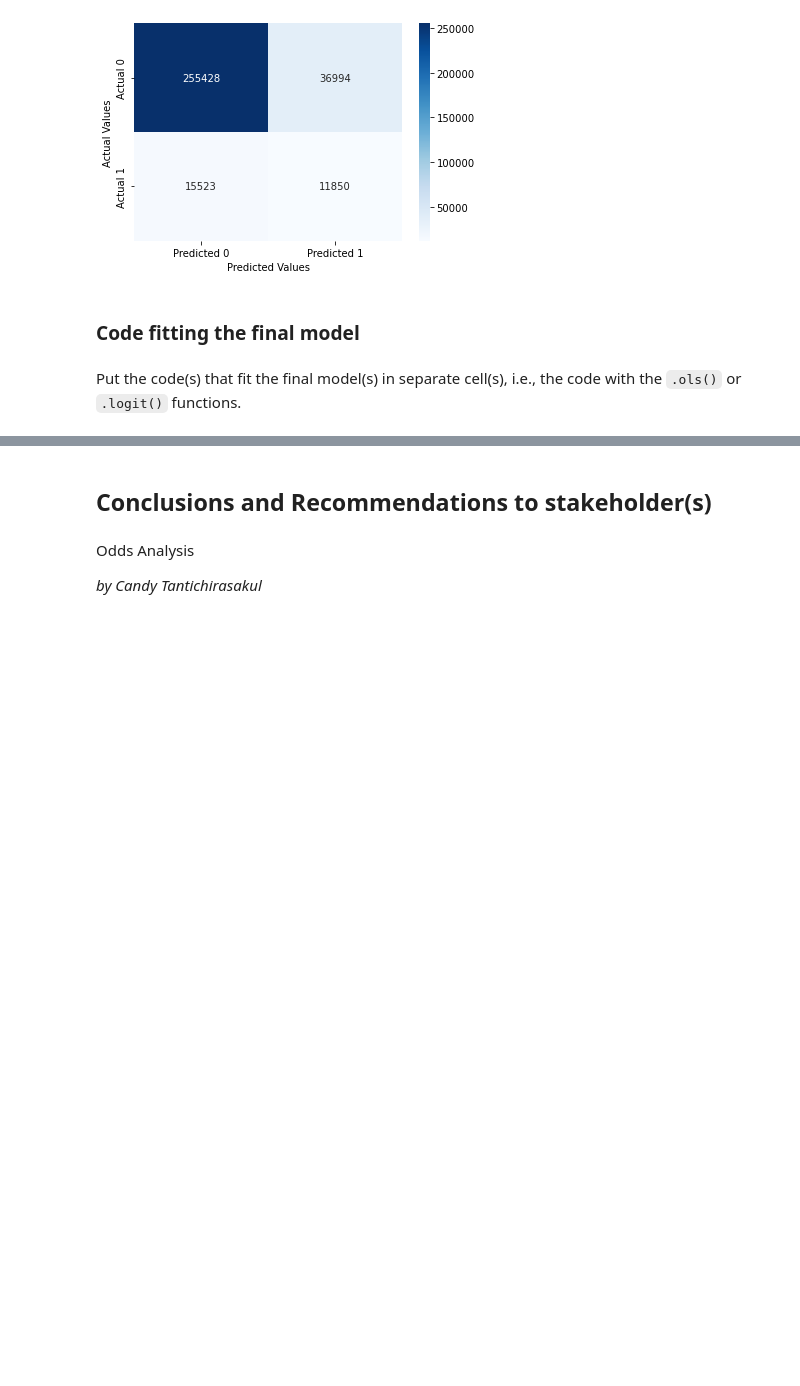
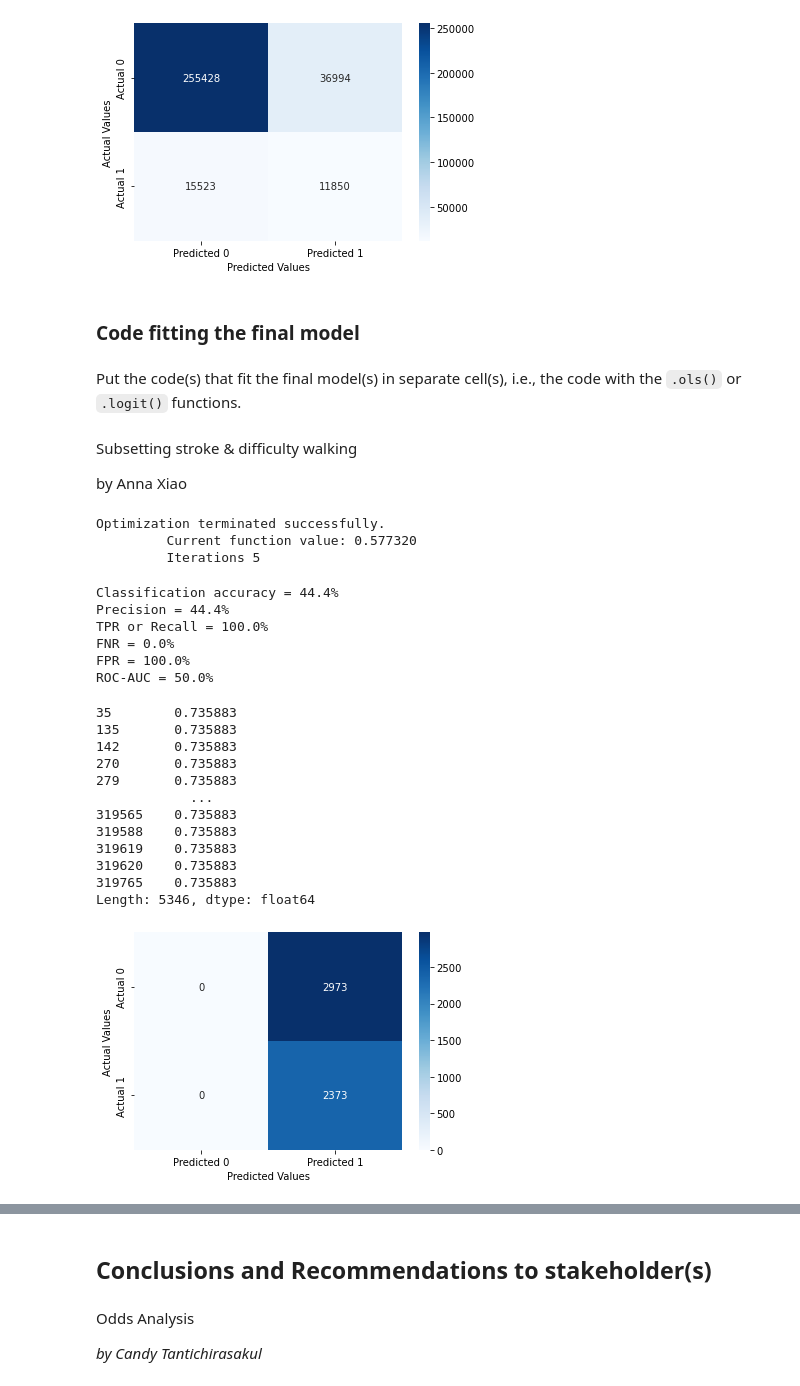
Before and after one commit to JerayuT/Group-5-WQ23-Data-Science, a Jupyter notebook: Project Code Template.ipynb, the cells around one changed output, grey strips where cells are left out. Drawn from its saved outputs; the diff is of its cells as text; code cells hidden in the pictures; blank space fills up the shorter version.

```diff
--- a/Project Code Template.ipynb
+++ b/Project Code Template.ipynb
@@ -590,3 +590,37 @@ Length: 319795, dtype: float64
 ### Code fitting the final model
 # %% [markdown]
 Put the code(s) that fit the final model(s) in separate cell(s), i.e., the code with the `.ols()` or `.logit()` functions.
+# %% [markdown]
+Subsetting stroke & difficulty walking
+
+by Anna Xiao
+# %%
+subset_smote1 = train_smote.loc[((train_smote['Stroke'] == 1) & (train_smote['DiffWalking'] == 1))]
+subset1 = data.loc[((data['Stroke'] == 1) & (data['DiffWalking'] == 1))]
+model_subset1 = sm.logit(formula = 'HeartDisease~1', data = subset_smote1).fit()
+# %% [output]
+Optimization terminated successfully.
+         Current function value: 0.577320
+         Iterations 5
+# %%
+confusion_matrix_data(subset1, subset1.HeartDisease, model_subset1, 0.6)
+# %% [output]
+Classification accuracy = 44.4%
+Precision = 44.4%
+TPR or Recall = 100.0%
+FNR = 0.0%
+FPR = 100.0%
+ROC-AUC = 50.0%
+35        0.735883
+135       0.735883
+142       0.735883
+270       0.735883
+279       0.735883
+            ...
+319565    0.735883
+319588    0.735883
+319619    0.735883
+319620    0.735883
+319765    0.735883
+Length: 5346, dtype: float64
+[figure, added]
```
Also changed, not shown: parts of 9 cells of this notebook.
